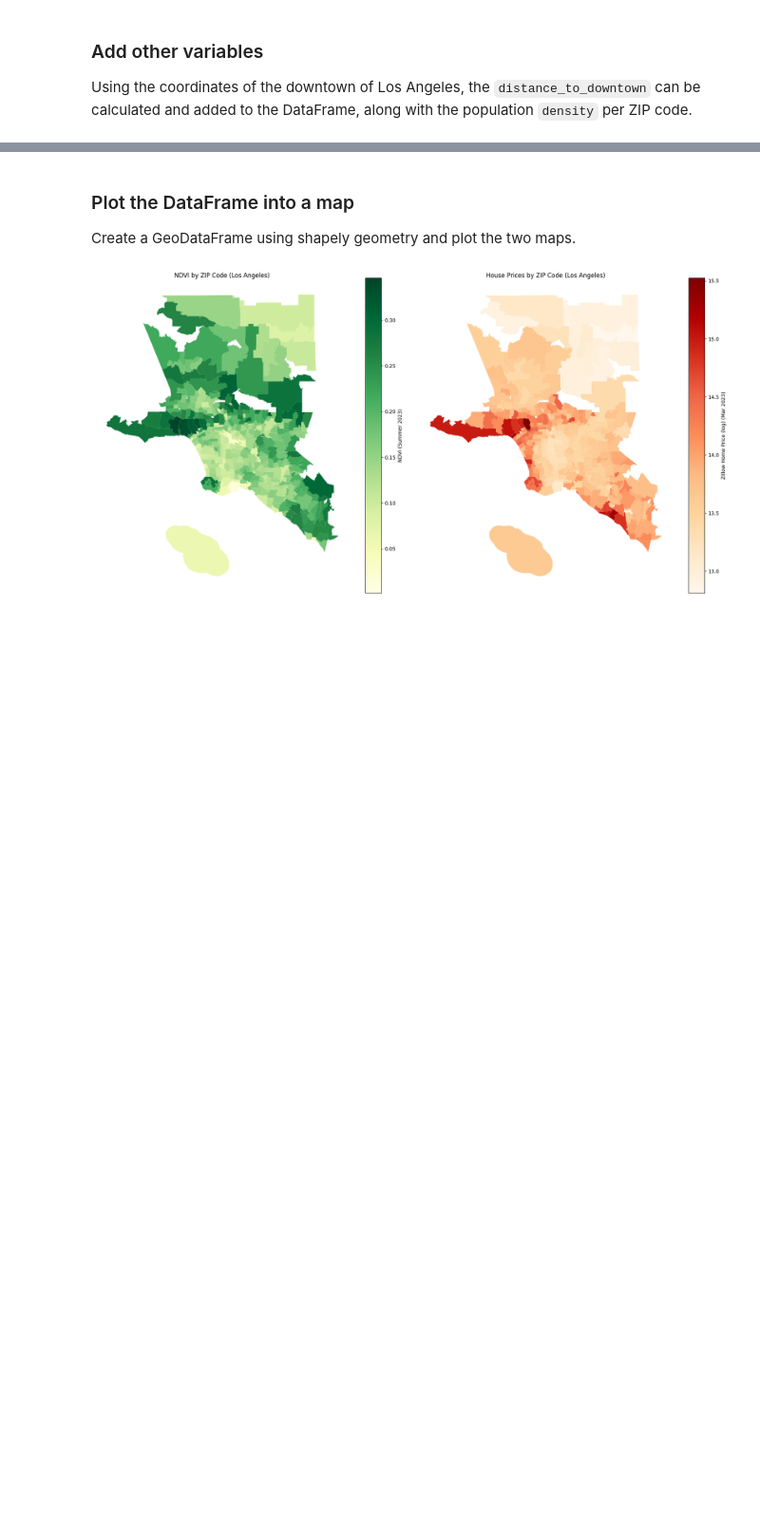
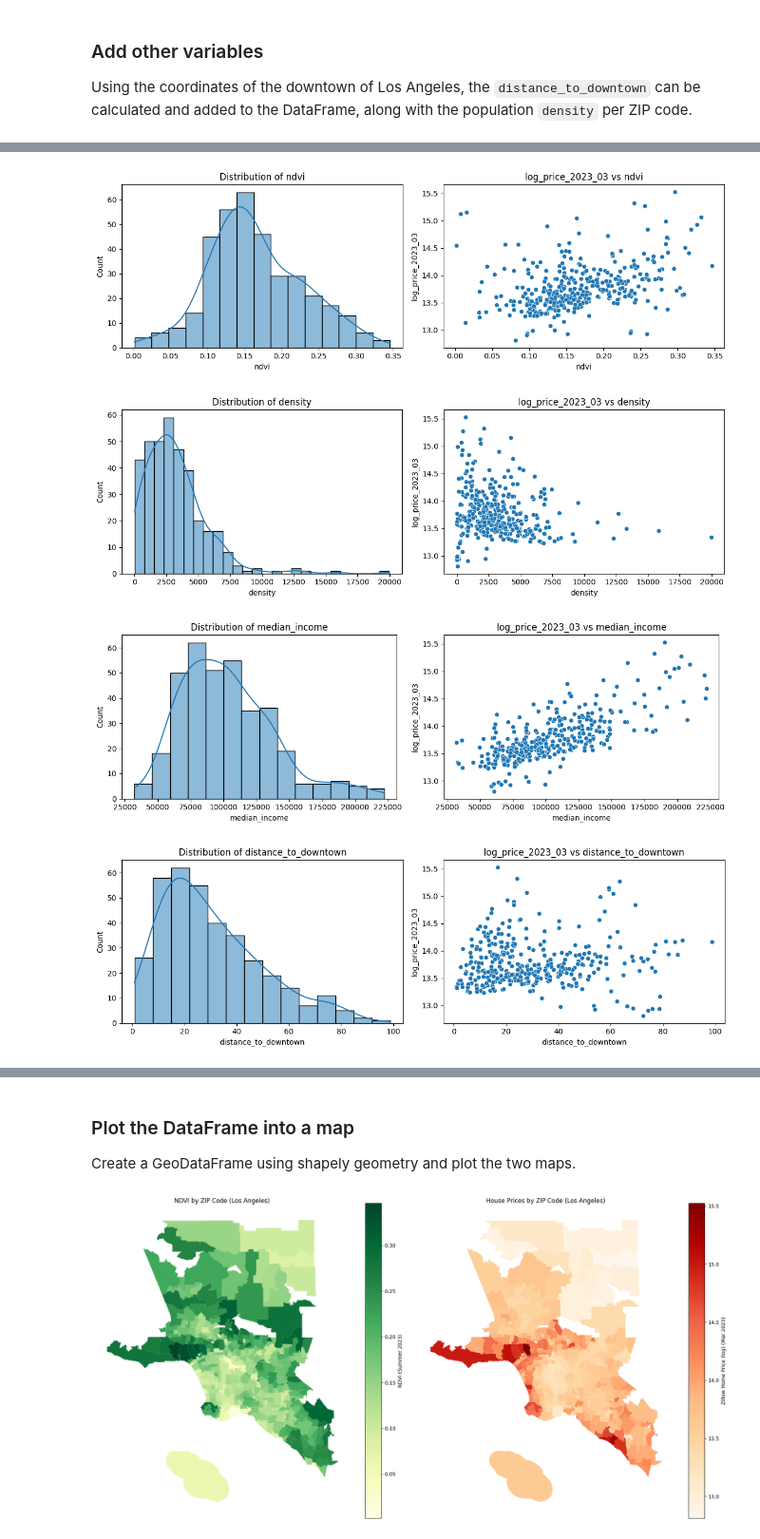
Before and after one commit to andreleo02/geospatial-analysis-project, a Jupyter notebook: analysis.ipynb, the cells around one changed output, grey strips where cells are left out. Shown at 95% size. Cells and saved outputs as stored; diff of their text form; code cells hidden in the pictures; blank space fills up the shorter version.

```diff
--- a/analysis.ipynb
+++ b/analysis.ipynb
@@ -132,0 +155,27 @@ merged_df.to_csv("data/zillow_ndvi_merged.csv", index=False)
+# %%
+def plot_variables(data, target, features):
+    for feature in features:
+        fig, axes = plt.subplots(1, 2, figsize=(12, 4))
+
+        # Left: distribution
+        sns.histplot(data=data, x=feature, kde=True, ax=axes[0])
+        axes[0].set_title(f"Distribution of {feature}")
+
+        # Right: scatterplot with target
+        sns.scatterplot(data=data, x=feature, y=target, ax=axes[1])
+        axes[1].set_title(f"{target} vs {feature}")
+
+        plt.tight_layout()
+        plt.savefig(f'plots/{feature}_distributions.png')
+        plt.show()
+
+plot_variables(
+    data=merged_df,
+    target='log_price_2023_03',
+    features=['ndvi', 'density', 'median_income', 'distance_to_downtown']
+)
+# %% [output]
+[figure, added]
+[figure, added]
+[figure, added]
+[figure, added]
```
Also changed, not shown: parts of 24 cells of this notebook, 11 other files.
